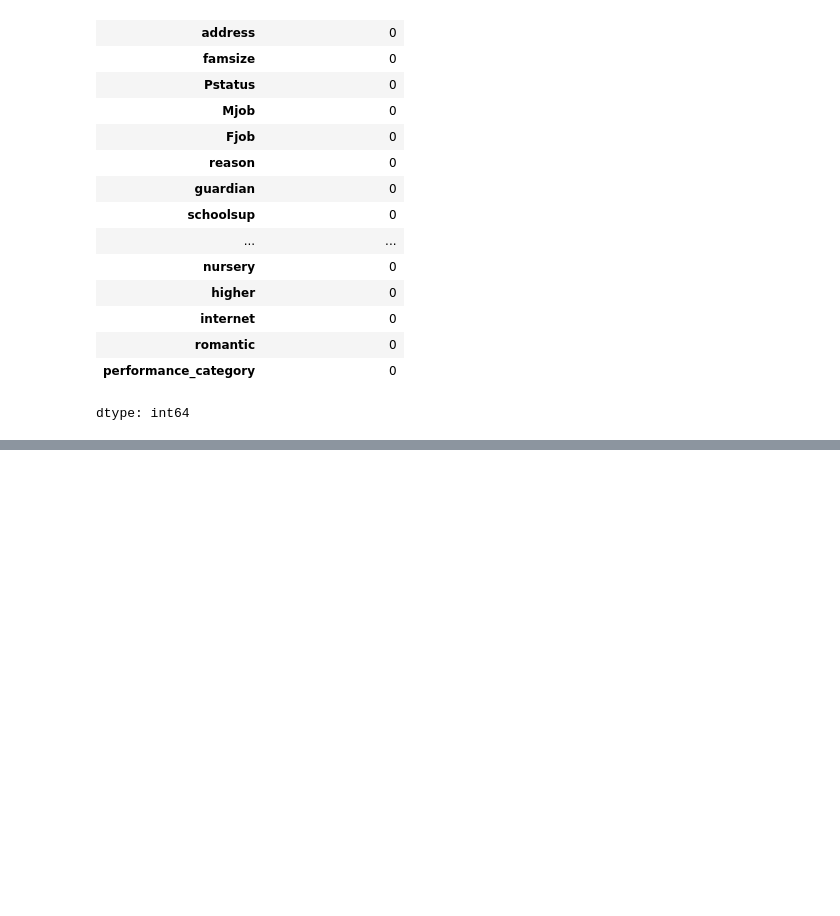
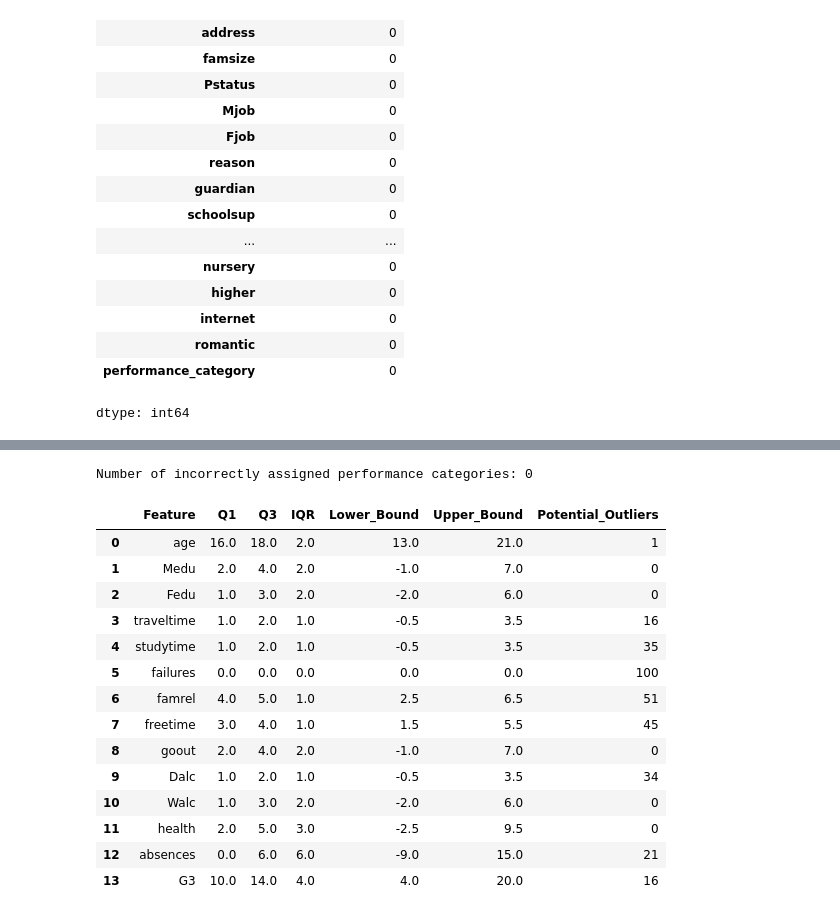
Before and after one commit to lightcode01-oss/IYB_INTERNSHIP, a Jupyter notebook: Day_04_Data_Quality_Analysis.ipynb, the cells around one changed output, grey strips where cells are left out. Cells and saved outputs as stored; diff of their text form; code cells hidden in the pictures; blank space fills up the shorter version.

```diff
--- a/Day_04_Data_Quality_Analysis.ipynb
+++ b/Day_04_Data_Quality_Analysis.ipynb
@@ -407,0 +467,75 @@ dtype: int64
+# %%
+# Verify the project-defined classification rules
+
+invalid_categories = df[
+    (
+        (df["G3"] < 10) &
+        (df["performance_category"] != "Low")
+    )
+    |
+    (
+        (df["G3"] >= 10) &
+        (df["G3"] < 15) &
+        (df["performance_category"] != "Medium")
+    )
+    |
+    (
+        (df["G3"] >= 15) &
+        (df["performance_category"] != "High")
+    )
+]
+
+print(
+    "Number of incorrectly assigned performance categories:",
+    len(invalid_categories)
+)
+# %% [output]
+Number of incorrectly assigned performance categories: 0
+# %%
+# Identify potential outliers using the IQR method
+
+outlier_summary = []
+
+for column in numerical_columns:
+    Q1 = df[column].quantile(0.25)
+    Q3 = df[column].quantile(0.75)
+
+    IQR = Q3 - Q1
+
+    lower_bound = Q1 - 1.5 * IQR
+    upper_bound = Q3 + 1.5 * IQR
+
+    outliers = df[
+        (df[column] < lower_bound) |
+        (df[column] > upper_bound)
+    ]
+
+    outlier_summary.append({
+        "Feature": column,
+        "Q1": Q1,
+        "Q3": Q3,
+        "IQR": IQR,
+        "Lower_Bound": lower_bound,
+        "Upper_Bound": upper_bound,
+        "Potential_Outliers": len(outliers)
+    })
+
+outlier_summary = pd.DataFrame(outlier_summary)
+
+outlier_summary
+# %% [output]
+|  | Feature | Q1 | Q3 | IQR | Lower_Bound | Upper_Bound | Potential_Outliers |
+| 0 | age | 16.0 | 18.0 | 2.0 | 13.0 | 21.0 | 1 |
+| 1 | Medu | 2.0 | 4.0 | 2.0 | -1.0 | 7.0 | 0 |
+| 2 | Fedu | 1.0 | 3.0 | 2.0 | -2.0 | 6.0 | 0 |
+| 3 | traveltime | 1.0 | 2.0 | 1.0 | -0.5 | 3.5 | 16 |
+| 4 | studytime | 1.0 | 2.0 | 1.0 | -0.5 | 3.5 | 35 |
+| 5 | failures | 0.0 | 0.0 | 0.0 | 0.0 | 0.0 | 100 |
+| 6 | famrel | 4.0 | 5.0 | 1.0 | 2.5 | 6.5 | 51 |
+| 7 | freetime | 3.0 | 4.0 | 1.0 | 1.5 | 5.5 | 45 |
+| 8 | goout | 2.0 | 4.0 | 2.0 | -1.0 | 7.0 | 0 |
+| 9 | Dalc | 1.0 | 2.0 | 1.0 | -0.5 | 3.5 | 34 |
+| 10 | Walc | 1.0 | 3.0 | 2.0 | -2.0 | 6.0 | 0 |
+| 11 | health | 2.0 | 5.0 | 3.0 | -2.5 | 9.5 | 0 |
+| 12 | absences | 0.0 | 6.0 | 6.0 | -9.0 | 15.0 | 21 |
+| 13 | G3 | 10.0 | 14.0 | 4.0 | 4.0 | 20.0 | 16 |
```
Also changed, not shown: parts of 6 cells of this notebook.
